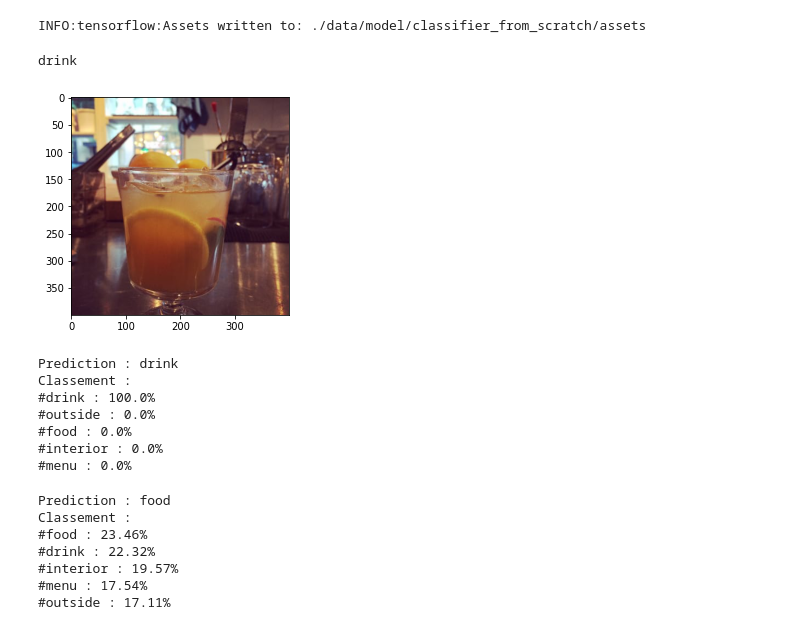
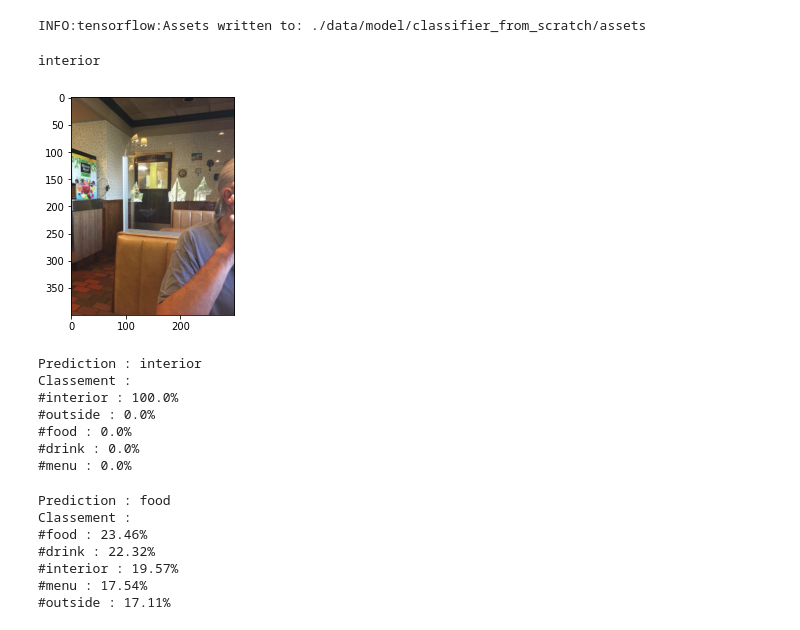
Before and after one commit to Seb-IX/Projet_6, a Jupyter notebook: Solution/script/P06_computer_vision.ipynb, the cells around one changed output. Saved outputs shown, nothing was run; the diff lists cells and outputs as text; code cells hidden in the pictures.

```diff
--- a/Solution/script/P06_computer_vision.ipynb
+++ b/Solution/script/P06_computer_vision.ipynb
@@ -305,7 +305,7 @@ def get_classement_classifier_linear(model,X):
         print("#"+str(label[i]),":",str(round(pred[0][i]*100,2))+"%")
 # %%
 %%time
-photo_n= 50
+photo_n= 10000
 path = final_df_photos.iloc[photo_n]["photo"]
 label = final_df_photos.iloc[photo_n]["label"]
 X_pred = preprocess_1_image(path)
@@ -1347,18 +1348,18 @@ def get_classement(pred):
     for i in prediction.argsort()[0][::-1]:
         print("#"+str(get_label(i)),":",str(round(prediction[0][i]*100,2))+"%")
 # %%
-photo_n= 50
+photo_n= 84908
 path = final_df_photos.iloc[photo_n]["photo"]
 label = final_df_photos.iloc[photo_n]["label"]
 image = get_image_preprocess(path)
 image = image.reshape((1, image.shape[0], image.shape[1], image.shape[2]))
 print(label)
 img = plt.imread(path)
 plt.imshow(img)
 plt.show()
 # %% [output]
-drink
+interior
-[figure, old version]
+[figure, new version]
 # %%
 prediction = transfert.predict(image)
 label = prediction.argsort()[0][4]
@@ -1367,12 +1368,12 @@ print("Prediction :",label)
 print("Classement :")
 get_classement(prediction)
 # %% [output]
-Prediction : drink
+Prediction : interior
 Classement :
-#drink : 100.0%
+#interior : 100.0%
 #outside : 0.0%
 #food : 0.0%
-#interior : 0.0%
+#drink : 0.0%
 #menu : 0.0%
 # %%
 prediction = from_scratch.predict(image)
```
Also changed, not shown: parts of 11 cells of this notebook, 28 other files.
